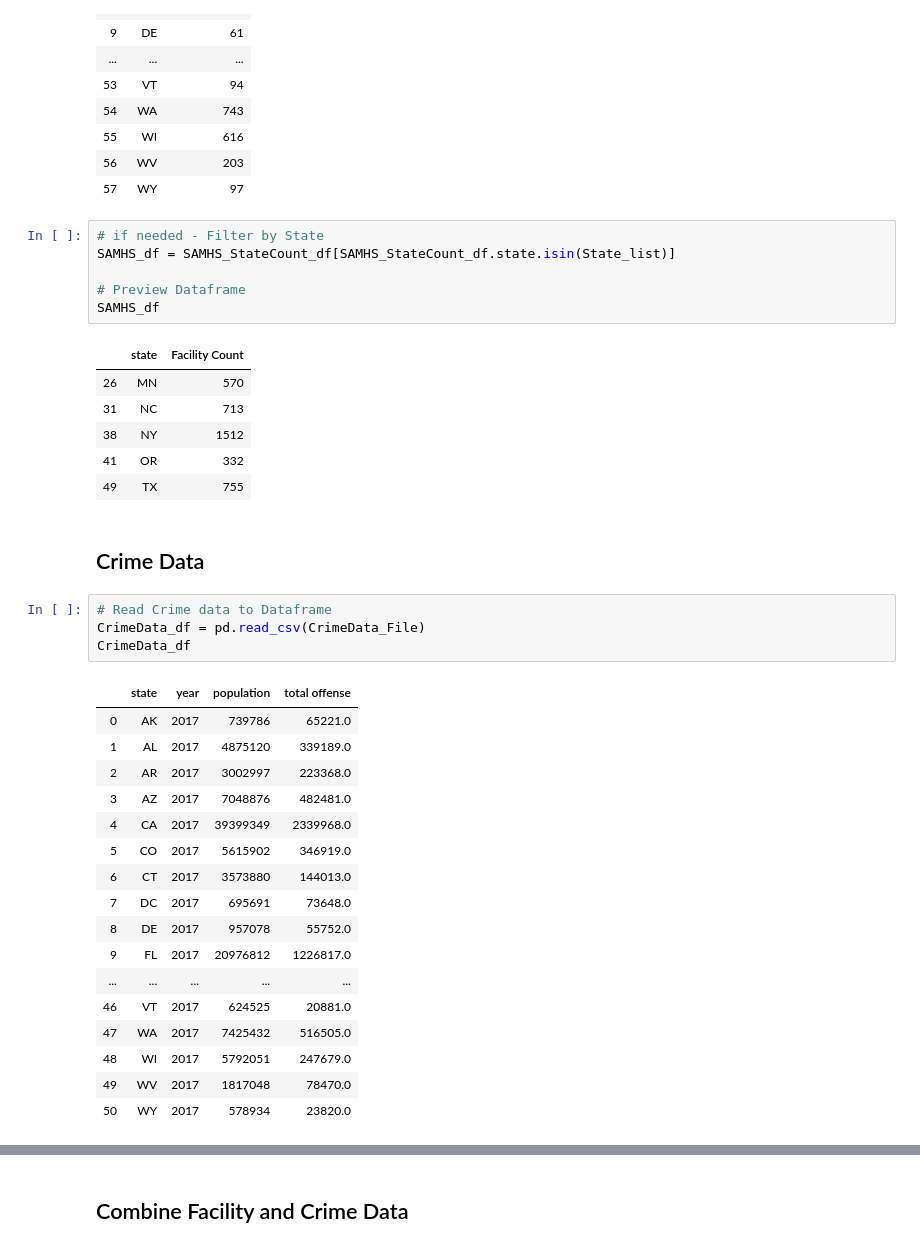
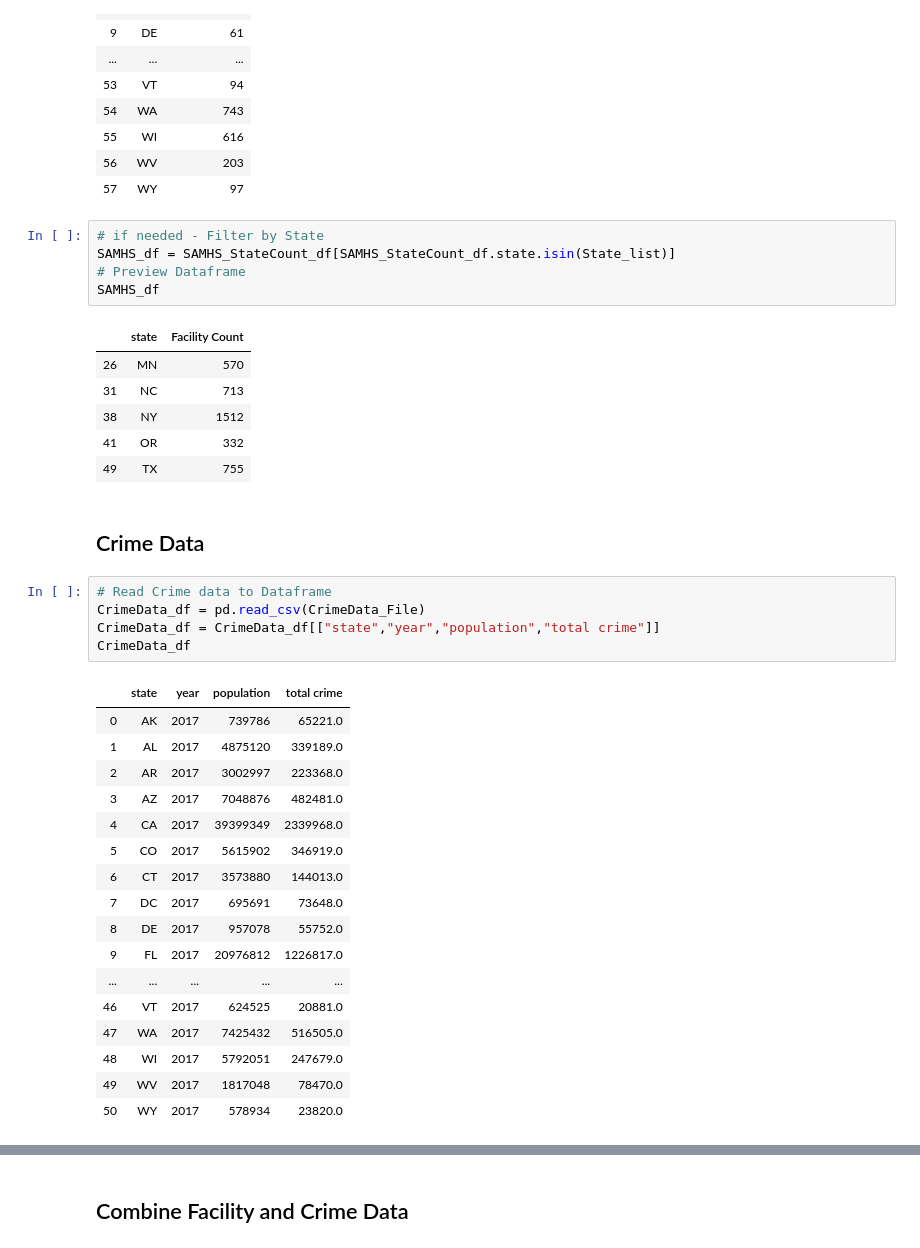
Before and after one commit to gkumar24/Project1, a Jupyter notebook: 13ReasonsPy.ipynb, the cells around one changed output, grey strips where cells are left out. Drawn from its saved outputs; the diff is of its cells as text.

```diff
--- a/13ReasonsPy.ipynb
+++ b/13ReasonsPy.ipynb
@@ -63,7 +63,6 @@ SAMHS_StateCount_df
 # %%
 # if needed - Filter by State
 SAMHS_df = SAMHS_StateCount_df[SAMHS_StateCount_df.state.isin(State_list)]
-
 # Preview Dataframe
 SAMHS_df
 # %% [output]
@@ -78,9 +77,10 @@ SAMHS_df
 # %%
 # Read Crime data to Dataframe
 CrimeData_df = pd.read_csv(CrimeData_File)
+CrimeData_df = CrimeData_df[["state","year","population","total crime"]]
 CrimeData_df
 # %% [output]
-|  | state | year | population | total offense |
+|  | state | year | population | total crime |
 | 0 | AK | 2017 | 739786 | 65221.0 |
 | 1 | AL | 2017 | 4875120 | 339189.0 |
 | 2 | AR | 2017 | 3002997 | 223368.0 |
```
Also changed, not shown: parts of 2 cells of this notebook, 3 other files.
